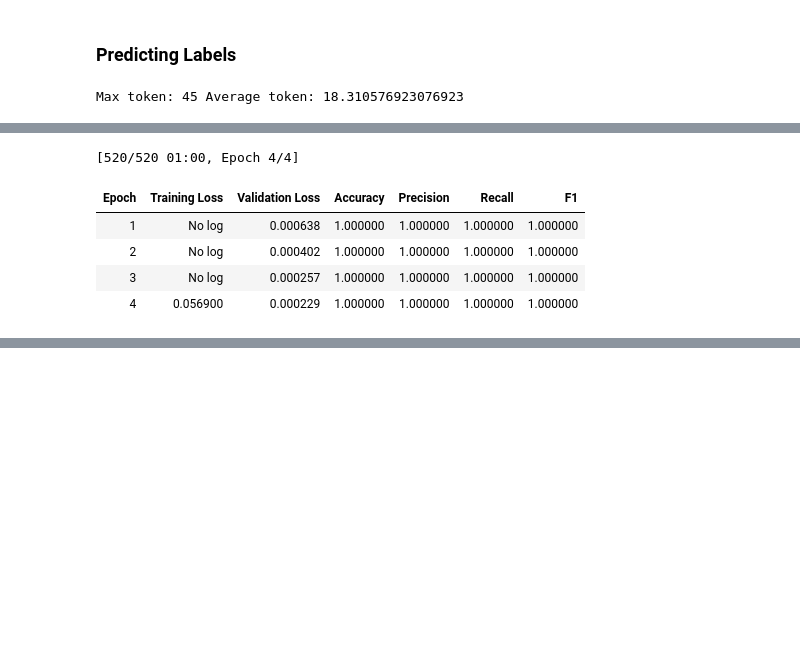
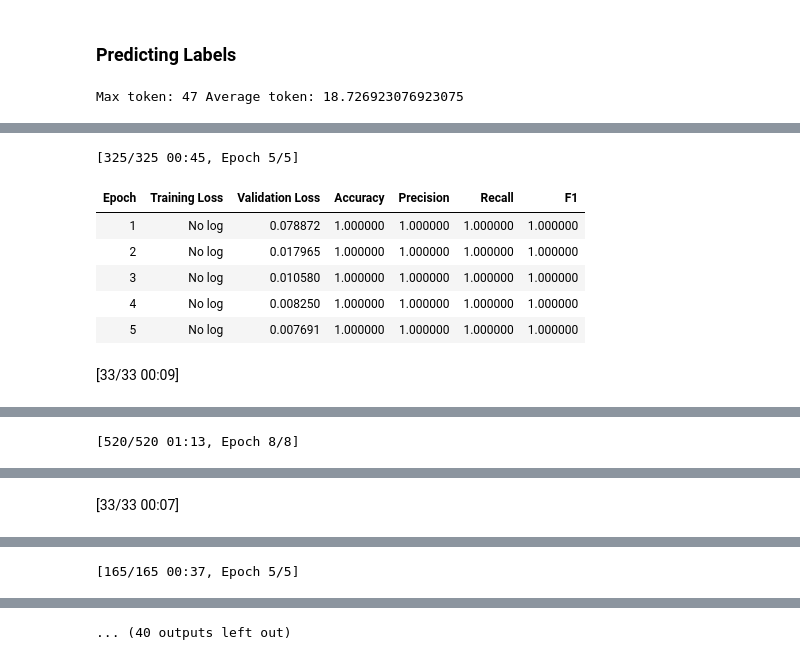
Before and after one commit to laurawpaaby/EduChatEval, a Jupyter notebook: tutorials/default_demo.ipynb, the cells around one changed output, grey strips where cells are left out. Drawn from its saved outputs; the diff is of its cells as text; code cells hidden in the pictures; blank space fills up the shorter version.

```diff
--- a/tutorials/default_demo.ipynb
+++ b/tutorials/default_demo.ipynb
@@ -205,6 +206,9 @@ Hi, can you help me practice a short dialogue in Spanish?
 Hi, what are some tips for improving Spanish pronunciation?
 Hi, can you explain when to use 'ser' vs 'estar' in Spanish?
 # %%
+%%capture # output is muted to avoid cluttering the notebook as each dialogue otherwise would print
+
+n_students_per_course = 30 # kind of like in a classroom
 course_dfs = {}
 
 # Loop through each course and simulate dialogues
@@ -214,13 +218,15 @@ for course_name, course_content in seed_messages.items():
     all_course_dialogues = []
 
     for student_index in range(n_students_per_course):
+
         # Select seed message in round-robin fashion
         seed_message = seeds[student_index % n_seeds]
 
         df_single = simulator.simulate_dialogue(
             mode="general_task_solving",
             turns=8,
-            seed_message_input=seed_message
+            seed_message_input=seed_message,
+            custom_prompt_file="../data/templates/system_prompts.yaml"
         )
 
         # Add student ID and course info
@@ -232,3 +238,8 @@ for course_name, course_content in seed_messages.items():
     # Combine into one dataframe per course
     course_df = pd.concat(all_course_dialogues, ignore_index=True)
     course_dfs[course_name] = course_df
+
+# Access the dataframes
+biology_df = course_dfs["biology_course"]
+english_df = course_dfs["english_course"]
+spanish_df = course_dfs["spanish_course"]
@@ -251,26 +258,34 @@ spanish_df = course_dfs["spanish_course"]
 from educhateval import PredictLabels
 # %%
 # loading the model and data for prediction
-predictor = PredictLabels(model_name="distilbert/distilroberta-base")
+predictor = PredictLabels(model_name="distilbert-base-uncased")
 # %%
-# predicting labels for the english generated data
-predictor = PredictLabels(model_name="distilbert/distilroberta-base")
+subject_frames = {
+    "english": english_df,
+    "biology": biology_df,
+    "spanish": spanish_df,
+}
 
-annotaded_english = predictor.run_pipeline(
-    train_data="../data/generated_tuning_data/final_qual_default.csv",
-    new_data=english_df,
-    text_column="text",
-    label_column="category",
-    columns_to_classify=["student_msg", "tutor_msg"],
-    split_ratio = 0.20,
-    prediction_save_path="../data/final_outputs/new_english_annotated.csv",
-    tuning=True,
-    tuning_params={
-        "learning_rate": [5e-5, 3e-5, 2e-5],
-        "per_device_train_batch_size": [8, 16, 32],
-        "num_train_epochs": [3, 5, 8],
-        "weight_decay": [0.001,0.01, 0.1]
-    }
-)
+annotated_frames = {}
+
+# Annotate each subject frame
+for subject_name, subject_frame in subject_frames.items():
+    new_subject_frame = predictor.run_pipeline(
+        train_data="../data/generated_tuning_data/final_qual_default.csv",
+        new_data=subject_frame,
+        text_column="text",
+        label_column="category",
+        columns_to_classify=["student_msg", "tutor_msg"],
+        split_ratio=0.20,
+        prediction_save_path=f"../data/final_outputs/{subject_name}_annotated_final.csv",
+        tuning=True,
+        tuning_params={
+            "learning_rate": [5e-5, 3e-5, 2e-5],
+            "per_device_train_batch_size": [8, 16, 32],
+            "num_train_epochs": [3, 5, 8],
+            "weight_decay": [0.001, 0.01, 0.1],
+        }
+    )
+    annotated_frames[subject_name] = new_subject_frame  # Save it
 # %% [output]
-Max token: 45 Average token: 18.310576923076923
+Max token: 47 Average token: 18.726923076923075
@@ -279,6 +295,8 @@ You should probably TRAIN this model on a down-stream task to be able to use it
-[520/520 01:00, Epoch 4/4]
+[325/325 00:45, Epoch 5/5]
 | Epoch | Training Loss | Validation Loss | Accuracy | Precision | Recall | F1 |
-| 1 | No log | 0.000638 | 1.000000 | 1.000000 | 1.000000 | 1.000000 |
-| 2 | No log | 0.000402 | 1.000000 | 1.000000 | 1.000000 | 1.000000 |
-| 3 | No log | 0.000257 | 1.000000 | 1.000000 | 1.000000 | 1.000000 |
-| 4 | 0.056900 | 0.000229 | 1.000000 | 1.000000 | 1.000000 | 1.000000 |
+| 1 | No log | 0.078872 | 1.000000 | 1.000000 | 1.000000 | 1.000000 |
+| 2 | No log | 0.017965 | 1.000000 | 1.000000 | 1.000000 | 1.000000 |
+| 3 | No log | 0.010580 | 1.000000 | 1.000000 | 1.000000 | 1.000000 |
+| 4 | No log | 0.008250 | 1.000000 | 1.000000 | 1.000000 | 1.000000 |
+| 5 | No log | 0.007691 | 1.000000 | 1.000000 | 1.000000 | 1.000000 |
+[33/33 00:09]
@@ -285,0 +304 @@ Predicted data saved to /Users/dklaupaa/Desktop/chat_wrap_package/data/final_out
+[520/520 01:13, Epoch 8/8]
@@ -285,0 +314 @@ Predicted data saved to /Users/dklaupaa/Desktop/chat_wrap_package/data/final_out
+[33/33 00:07]
@@ -285,0 +316 @@ Predicted data saved to /Users/dklaupaa/Desktop/chat_wrap_package/data/final_out
+[165/165 00:37, Epoch 5/5]
@@ -286 +323,2 @@ Predicted data saved to /Users/dklaupaa/Desktop/chat_wrap_package/data/final_out
+... (40 outputs left out)
 # %%
```
Also changed, not shown: parts of 21 cells of this notebook, 15 other files.
